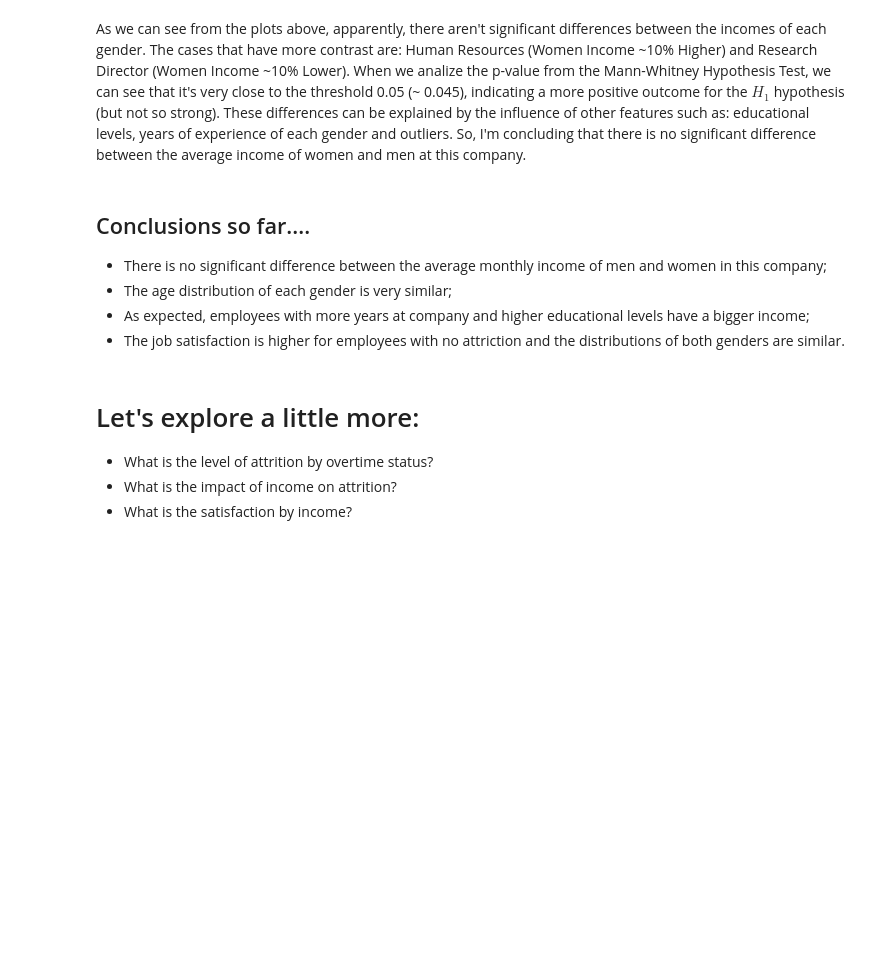
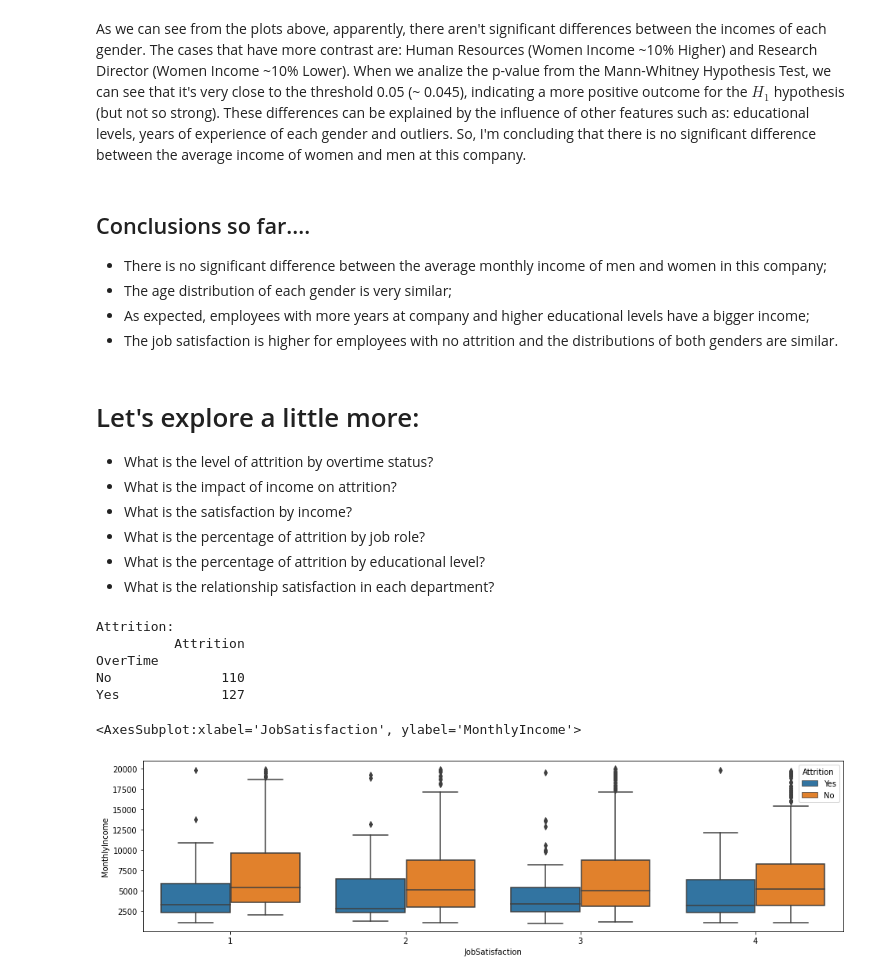
Before and after one commit to rafaelpavan95/HR_Analytics, a Jupyter notebook: notebook.ipynb, the cells around one changed output. Drawn from its saved outputs; the diff is of its cells as text; code cells hidden in the pictures; blank space fills up the shorter version.

```diff
--- a/notebook.ipynb
+++ b/notebook.ipynb
@@ -258,10 +284,28 @@ As we can see from the plots above, apparently, there aren't significant differe
 - There is no significant difference between the average monthly income of men and women in this company;
 - The age distribution of each gender is very similar;
 - As expected, employees with more years at company and higher educational levels have a bigger income;
-- The job satisfaction is higher for employees with no attriction and the distributions of both genders are similar.
+- The job satisfaction is higher for employees with no attrition and the distributions of both genders are similar.
 # %% [markdown]
 # Let's explore a little more:
 
 - What is the level of attrition by overtime status?
 - What is the impact of income on attrition?
 - What is the satisfaction by income?
+- What is the percentage of attrition by job role?
+- What is the percentage of attrition by educational level?
+- What is the relationship satisfaction in each department?
+# %%
+print('Attrition: ')
+print(data[data['Attrition']=='Yes'].pivot_table(index=['OverTime'], values='Attrition', aggfunc=len))
+# %% [output]
+Attrition:
+          Attrition
+OverTime
+No              110
+Yes             127
+# %%
+plt.figure(figsize=(16,4))
+sns.boxplot(data['JobSatisfaction'], data['MonthlyIncome'], hue=data['Attrition'])
+# %% [output]
+<AxesSubplot:xlabel='JobSatisfaction', ylabel='MonthlyIncome'>
+[figure, added]
```
Also changed, not shown: parts of 24 cells of this notebook.
